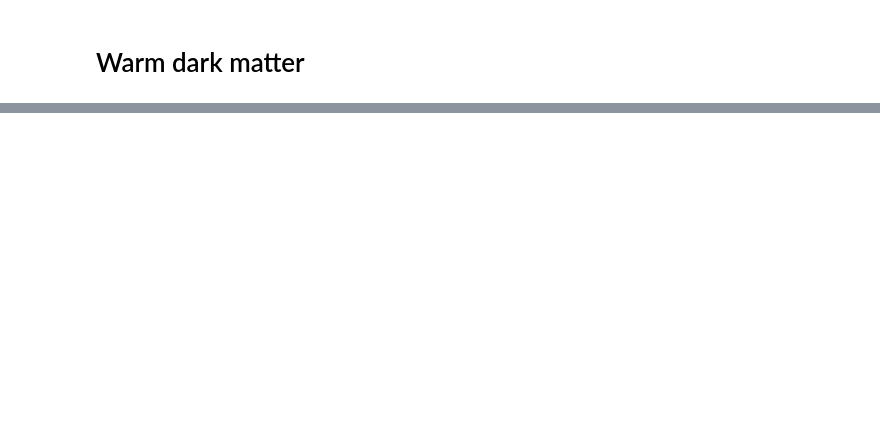
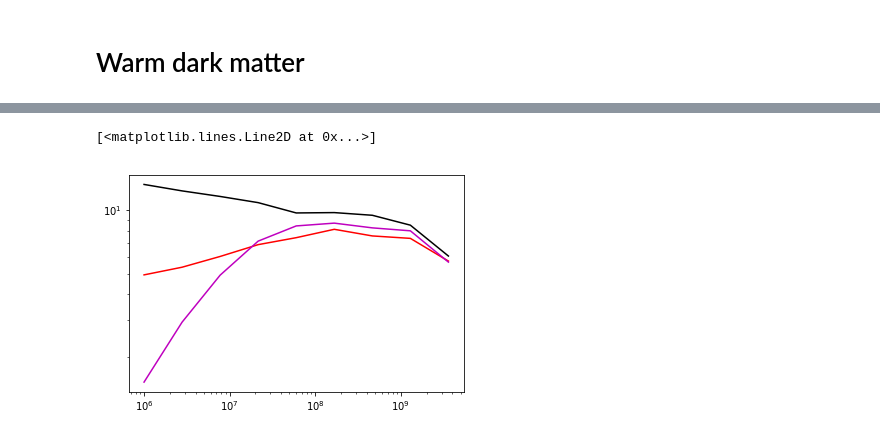
Before and after one commit to dangilman/pyHalo, a Jupyter notebook: example_notebooks/example_generating_realizations.ipynb, the cells around one changed output, grey strips where cells are left out. Saved outputs shown, nothing was run; the diff lists cells and outputs as text; code cells hidden in the pictures; blank space fills up the shorter version.

```diff
--- a/example_notebooks/example_generating_realizations.ipynb
+++ b/example_notebooks/example_generating_realizations.ipynb
@@ -170,0 +199,39 @@ Text(0,0.5,'n(M)')
+# %%
+log10_half_mode_mass = 7.
+# Keep the mass function the same
+a_wdm_sub = 0.5
+b_wdm_sub = 0.8
+c_wdm_sub = -3.0
+a_wdm_los = 0.5
+b_wdm_los = 0.8
+c_wdm_los = -3.0
+
+suppression_model_mcrelation = 'hyperbolic'
+kwargs_suppresion_model_mcrelation = {'a_mc': 0.25, 'b_mc': 0.5}
+kwargs_wdm = {'a_wdm_los': a_wdm_los, 'a_wdm_sub': a_wdm_sub, 'b_wdm_los': b_wdm_los, 'b_wdm_sub': b_wdm_sub,
+             'c_wdm_los': c_wdm_los, 'c_wdm_sub': c_wdm_sub,
+              'suppression_model_sub': suppression_model_mcrelation,
+              'suppression_model_field': suppression_model_mcrelation,
+              'kwargs_suppression_sub': kwargs_suppresion_model_mcrelation,
+              'kwargs_suppression_field': kwargs_suppresion_model_mcrelation}
+
+realizationWDM_hyperbolic_mc = WDM(zlens, zsource, log10_half_mode_mass, cone_opening_angle_arcsec=10, **kwargs_wdm)
+halos_wdm_2 = realizationWDM_hyperbolic_mc.halos
+# %%
+halo_concentrations_wdm_hyperbolic = np.array([halo.c for halo in realizationWDM_hyperbolic_mc.halos])
+mc_relation_wdm_hyperbolic = []
+wdm_halo_masses = np.array([halo.mass for halo in halos_wdm_2])
+
+for i in range(0, len(halo_masses)-1):
+
+    condition = np.logical_and(wdm_halo_masses >= halo_masses[i], wdm_halo_masses<halo_masses[i+1])
+    inds = np.where(condition)
+    c = halo_concentrations_wdm_hyperbolic[inds]
+    mc_relation_wdm_hyperbolic.append(np.median(c))
+
+plt.loglog(halo_masses[0:-1], mc_relation_cdm, color='k')
+plt.loglog(halo_masses[0:-1], mc_relation_wdm, color='r')
+plt.loglog(halo_masses[0:-1], mc_relation_wdm_hyperbolic, color='m')
+# %% [output]
+[<matplotlib.lines.Line2D at 0x...>]
+[figure, added]
```
Also changed, not shown: parts of 13 cells of this notebook, 4 other files.
